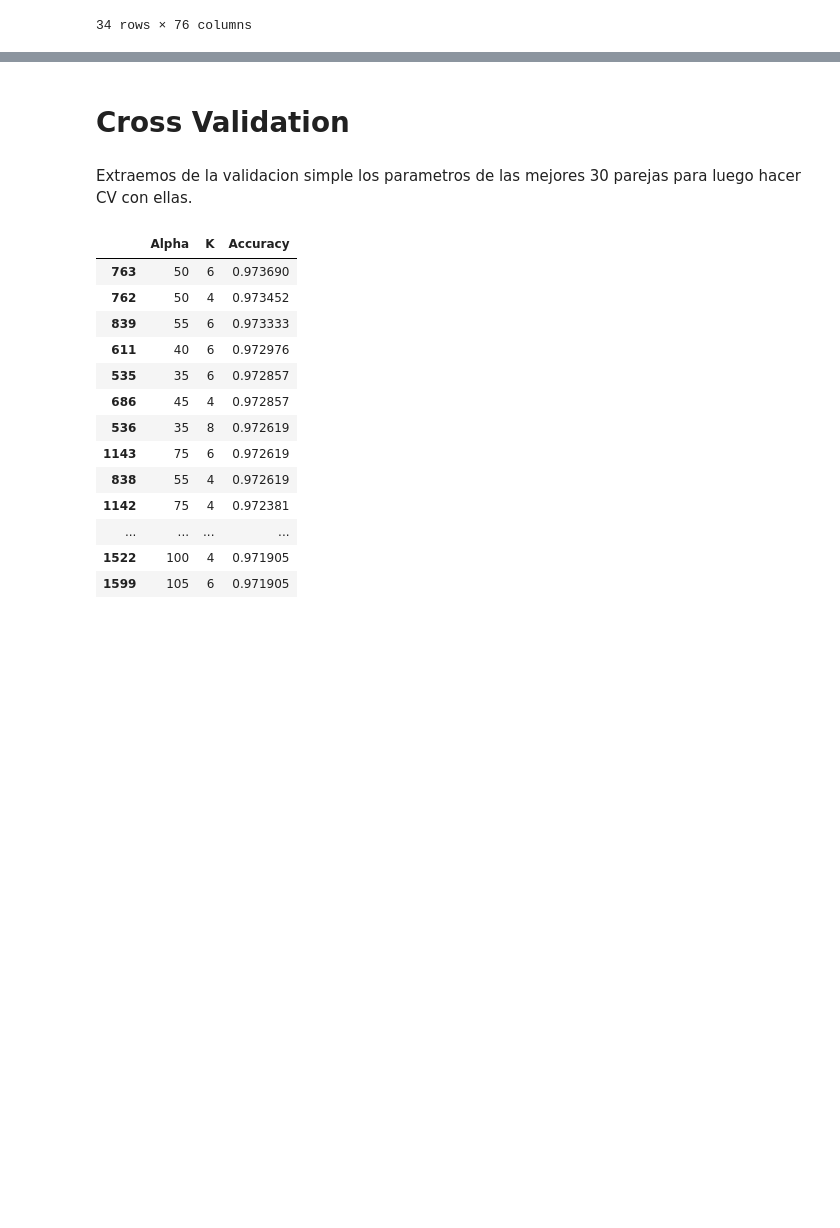
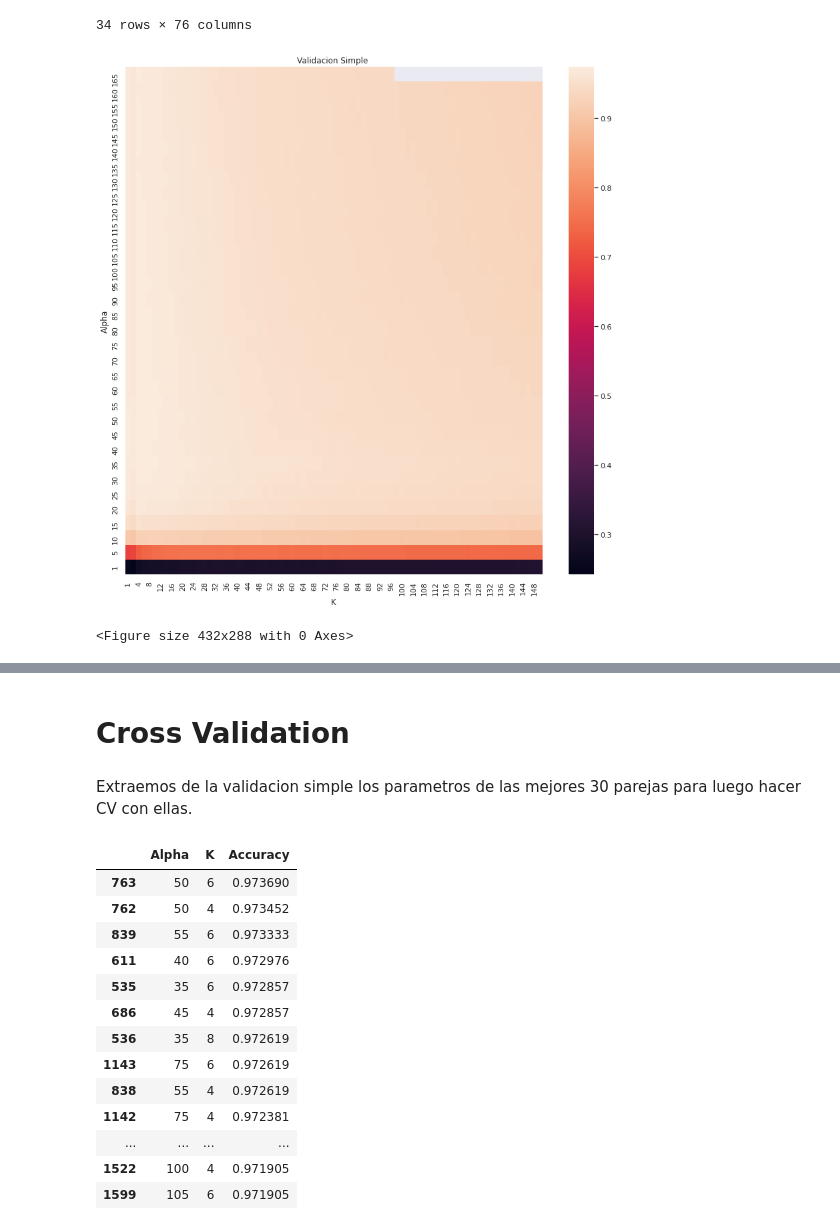
Before and after one commit to fzanollo/metodos-num, a Jupyter notebook: tp2/notebooks/preliminares.ipynb, the cells around one changed output, grey strips where cells are left out. Cells and saved outputs as stored; diff of their text form; code cells hidden in the pictures; blank space fills up the shorter version.

Commit message:
valores optimos para knn simple

```diff
--- a/tp2/notebooks/preliminares.ipynb
+++ b/tp2/notebooks/preliminares.ipynb
@@ -340,3 +340,15 @@ val_simple_reshape
 | 160 | 0.968690 | 0.963929 | 0.970714 | 0.970119 | 0.969881 | 0.967024 | 0.966071 | 0.964048 | 0.962143 | 0.961310 | ... | ... |
 | 165 | 0.968571 | 0.964167 | 0.971310 | 0.969762 | 0.969762 | 0.966905 | 0.966429 | 0.963810 | 0.962262 | 0.961548 | ... | ... |
 34 rows × 76 columns
+# %%
+import seaborn as sns; sns.set()
+import matplotlib.pyplot as plt
+plt.figure(figsize=(14,14))
+hmap = sns.heatmap(val_simple_reshape)    #,annot = True)#,cmap = "YlGnBu") # colores de mapa claros
+hmap.invert_yaxis()
+plt.title("Validacion Simple ")
+plt.show()
+#plt.savefig("exp_csv/plots/validacionSimple_heatmap.png")
+# %% [output]
+[figure, added]
+<Figure size 432x288 with 0 Axes>
```
Also changed, not shown: parts of 6 cells of this notebook, 1 other file.
